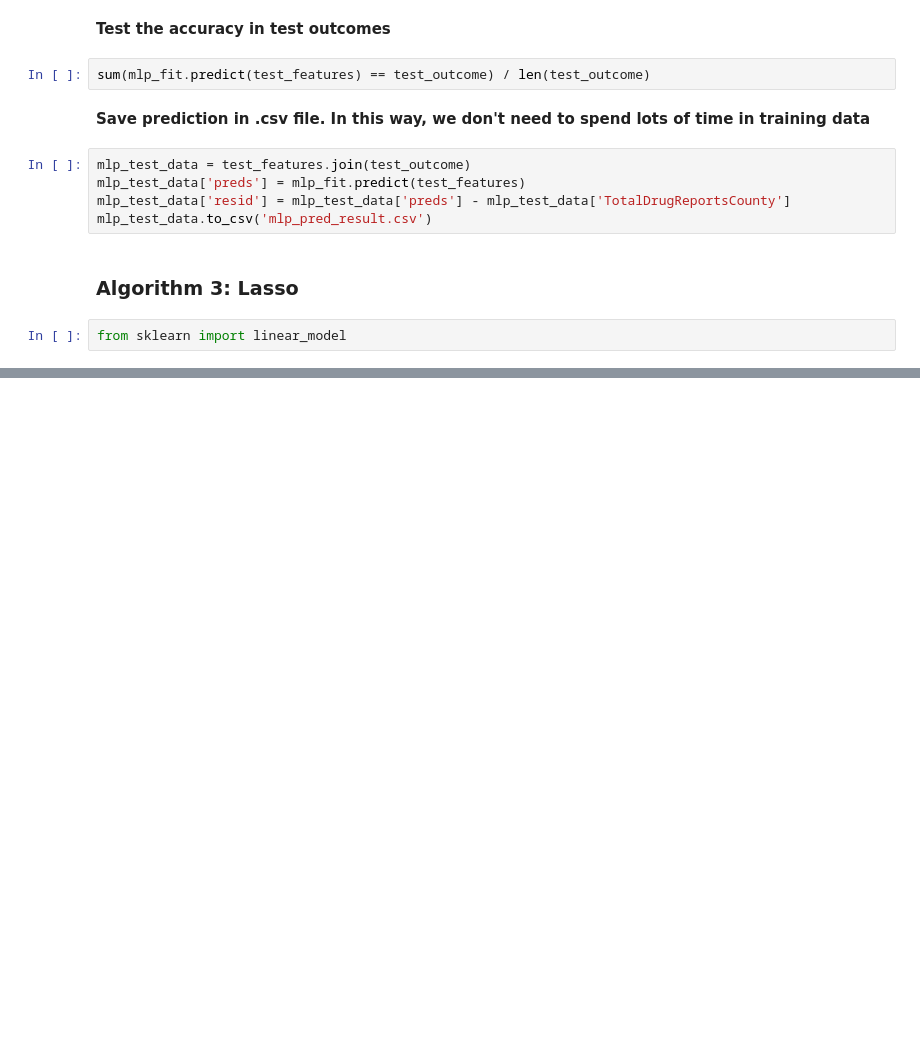
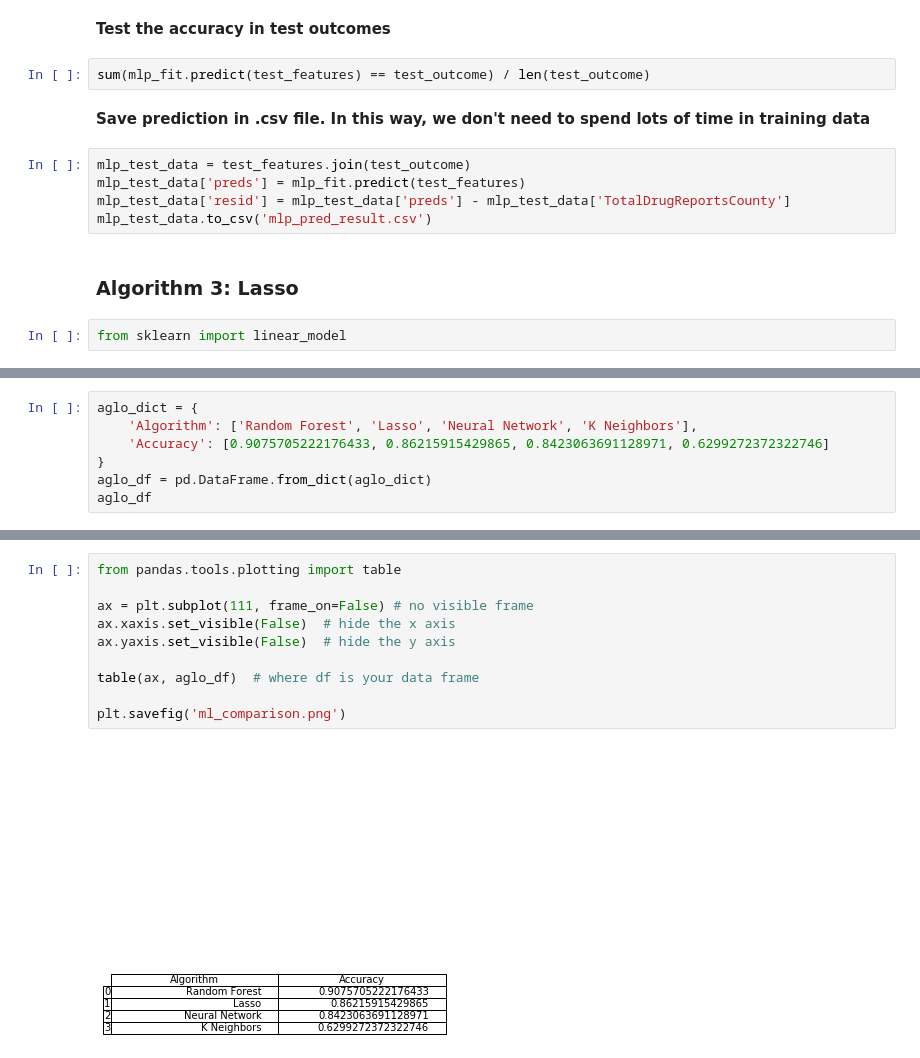
Before and after one commit to wenjuc/MCM_Opioid_Crisis, a Jupyter notebook: Part_Two_ML_Model.ipynb, the cells around one changed output, grey strips where cells are left out. Cells and saved outputs as stored; diff of their text form; blank space fills up the shorter version.

```diff
--- a/Part_Two_ML_Model.ipynb
+++ b/Part_Two_ML_Model.ipynb
@@ -275,0 +321,7 @@ ls_fit = ls_rand.fit(dev_features, dev_outcome)
+# %%
+aglo_dict = {
+    'Algorithm': ['Random Forest', 'Lasso', 'Neural Network', 'K Neighbors'],
+    'Accuracy': [0.9075705222176433, 0.86215915429865, 0.8423063691128971, 0.6299272372322746]
+}
+aglo_df = pd.DataFrame.from_dict(aglo_dict)
+aglo_df
@@ -275,0 +334,12 @@ ls_fit = ls_rand.fit(dev_features, dev_outcome)
+# %%
+from pandas.tools.plotting import table
+
+ax = plt.subplot(111, frame_on=False) # no visible frame
+ax.xaxis.set_visible(False)  # hide the x axis
+ax.yaxis.set_visible(False)  # hide the y axis
+
+table(ax, aglo_df)  # where df is your data frame
+
+plt.savefig('ml_comparison.png')
+# %% [output]
+[figure, added]
```
Also changed, not shown: parts of 23 cells of this notebook, 6 other files.
